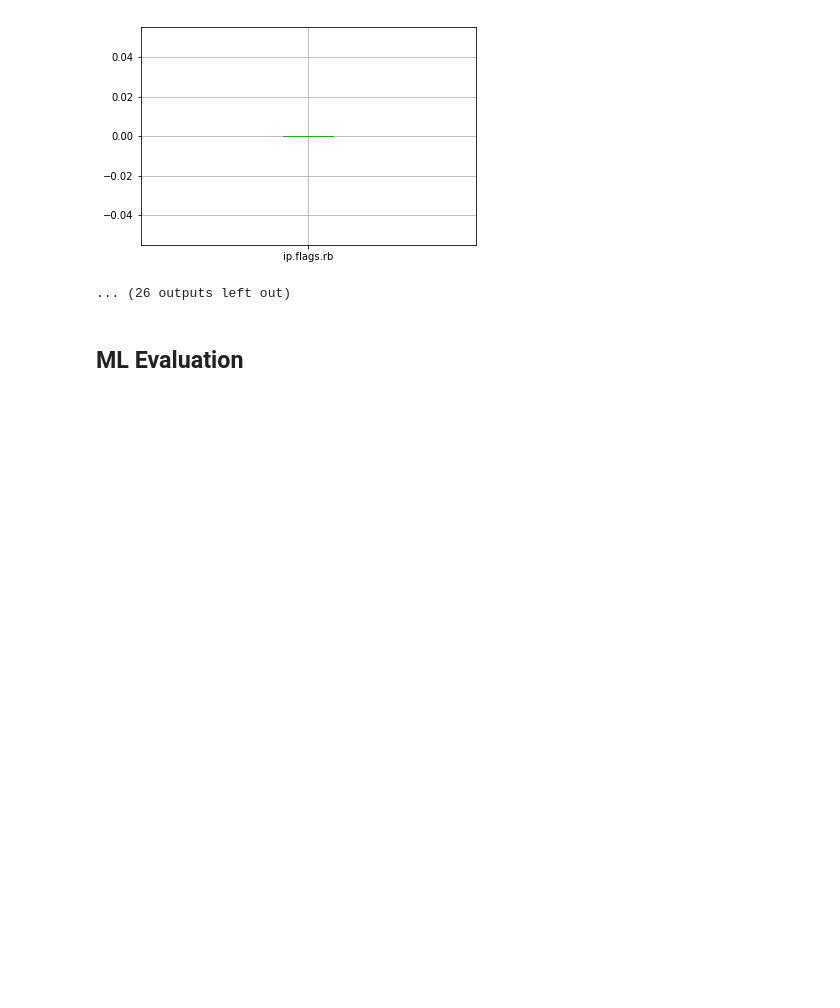
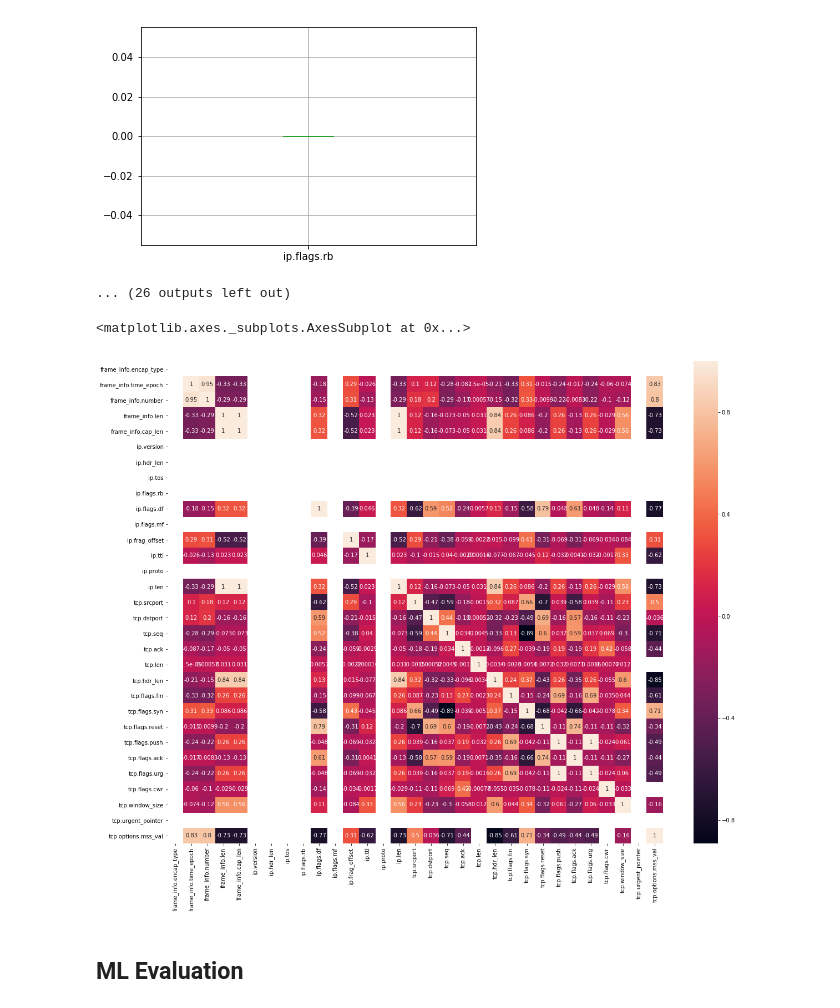
Before and after one commit to gubertoli/ProbingDataset, a Jupyter notebook: EDA & Pre-processing.ipynb, the cells around one changed output. Drawn from its saved outputs; the diff is of its cells as text; code cells hidden in the pictures; blank space fills up the shorter version.

Commit message:
correlation heatmap

```diff
--- a/EDA & Pre-processing.ipynb
+++ b/EDA & Pre-processing.ipynb
@@ -90,6 +90,17 @@ for column in relevant_columns:
 [figure]
 [figure]
 ... (26 outputs left out)
+# %%
+import seaborn as sns
+
+Var_Corr = df.corr()
+
+# plot the heatmap and annotation on it
+plt.figure(figsize = (20,16))
+sns.heatmap(Var_Corr, xticklabels=Var_Corr.columns, yticklabels=Var_Corr.columns, annot=True)
+# %% [output]
+<matplotlib.axes._subplots.AxesSubplot at 0x...>
+[figure, added]
 # %% [markdown]
 ## ML Evaluation
 # %%
```
